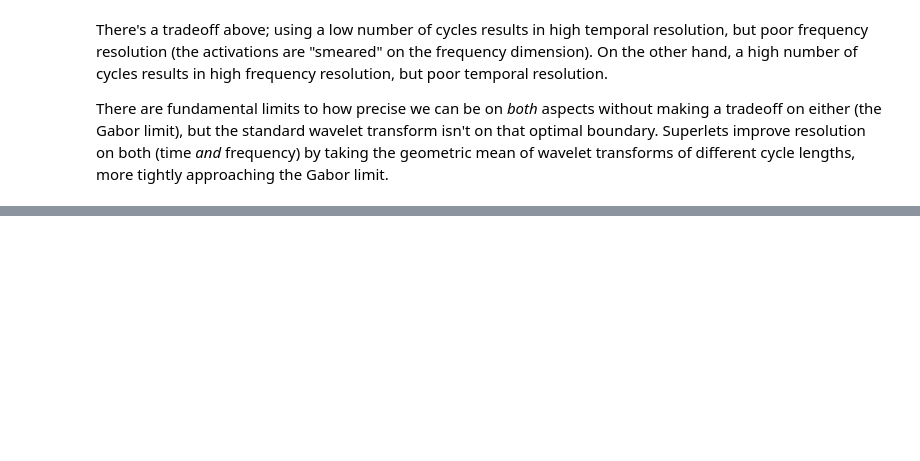
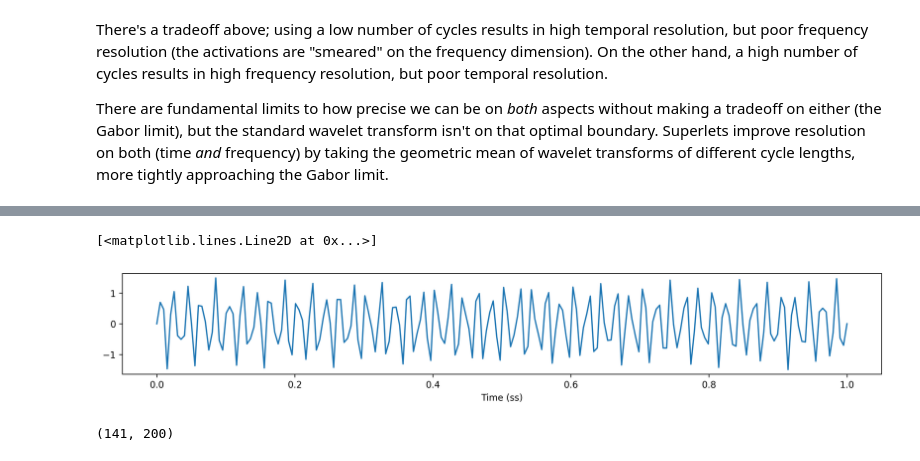
Before and after one commit to AnishPawar/IVP-EEG-Classification, a Jupyter notebook: demo.ipynb, the cells around one changed output, grey strips where cells are left out. Saved outputs shown, nothing was run; the diff lists cells and outputs as text; code cells hidden in the pictures; blank space fills up the shorter version.

```diff
--- a/demo.ipynb
+++ b/demo.ipynb
@@ -83,0 +82,12 @@ for (i, (base_cycle, min_order, max_order)) in enumerate(zip([3, 5, 1], [1, 1, 5
+# %%
+# Generate a sample 1D signal
+fs = 200  # Sampling frequency
+t = jnp.linspace(0, 1, 1 * fs)  # Time vector
+signal = jnp.sin(2 * jnp.pi * 50 * t) + 0.5 * jnp.sin(2 * jnp.pi * 120 * t)  # Example signal
+# %%
+fig, ax = plt.subplots(figsize=(15, 2), dpi=300)
+ax.set_xlabel("Time (ss)")
+ax.plot(jnp.linspace(0, len(signal)/fs, len(signal)), signal)
+# %% [output]
+[<matplotlib.lines.Line2D at 0x...>]
+[figure, added]
@@ -83,0 +111,4 @@ for (i, (base_cycle, min_order, max_order)) in enumerate(zip([3, 5, 1], [1, 1, 5
+# %%
+scalogram.shape
+# %% [output]
+(141, 200)
```
Also changed, not shown: parts of 8 cells of this notebook, 10 other files.
